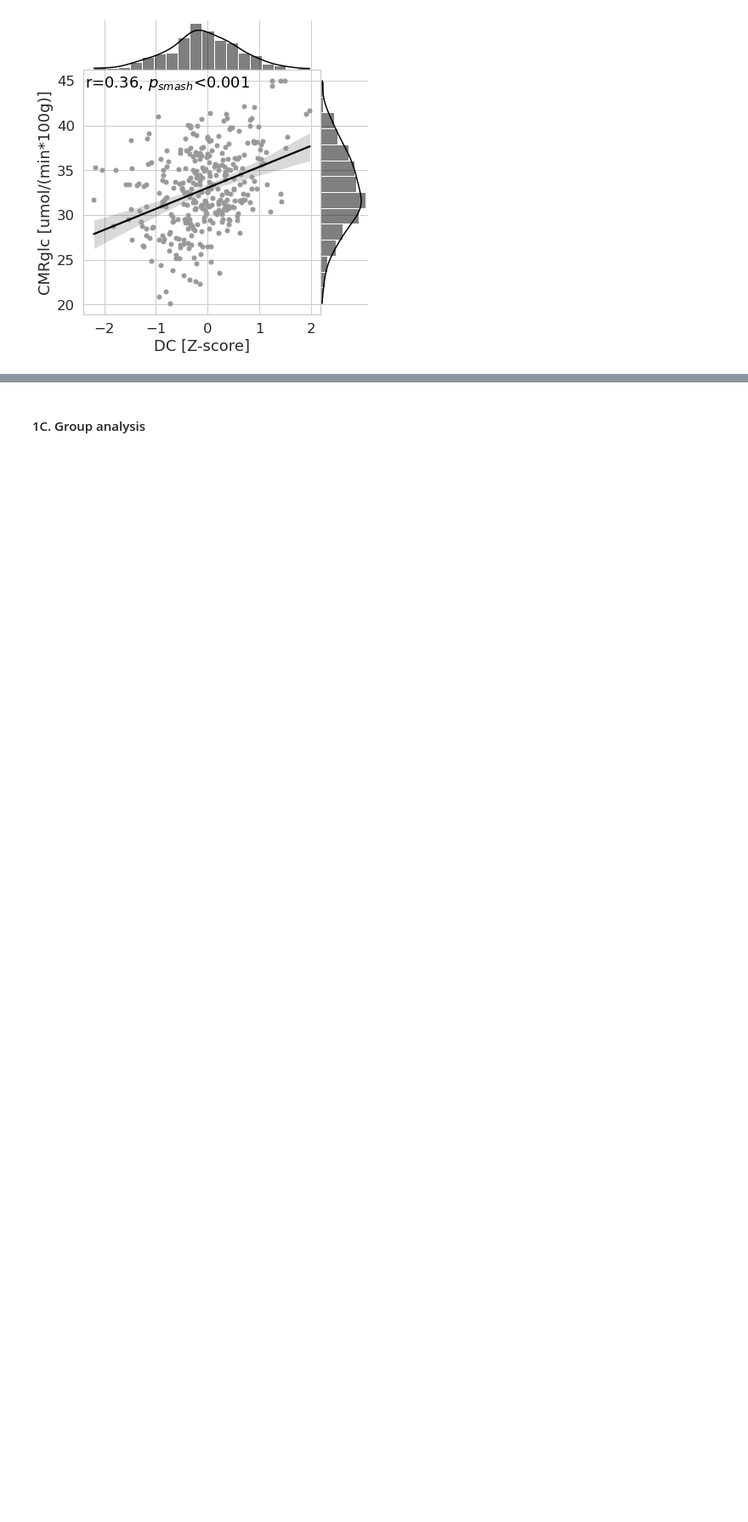
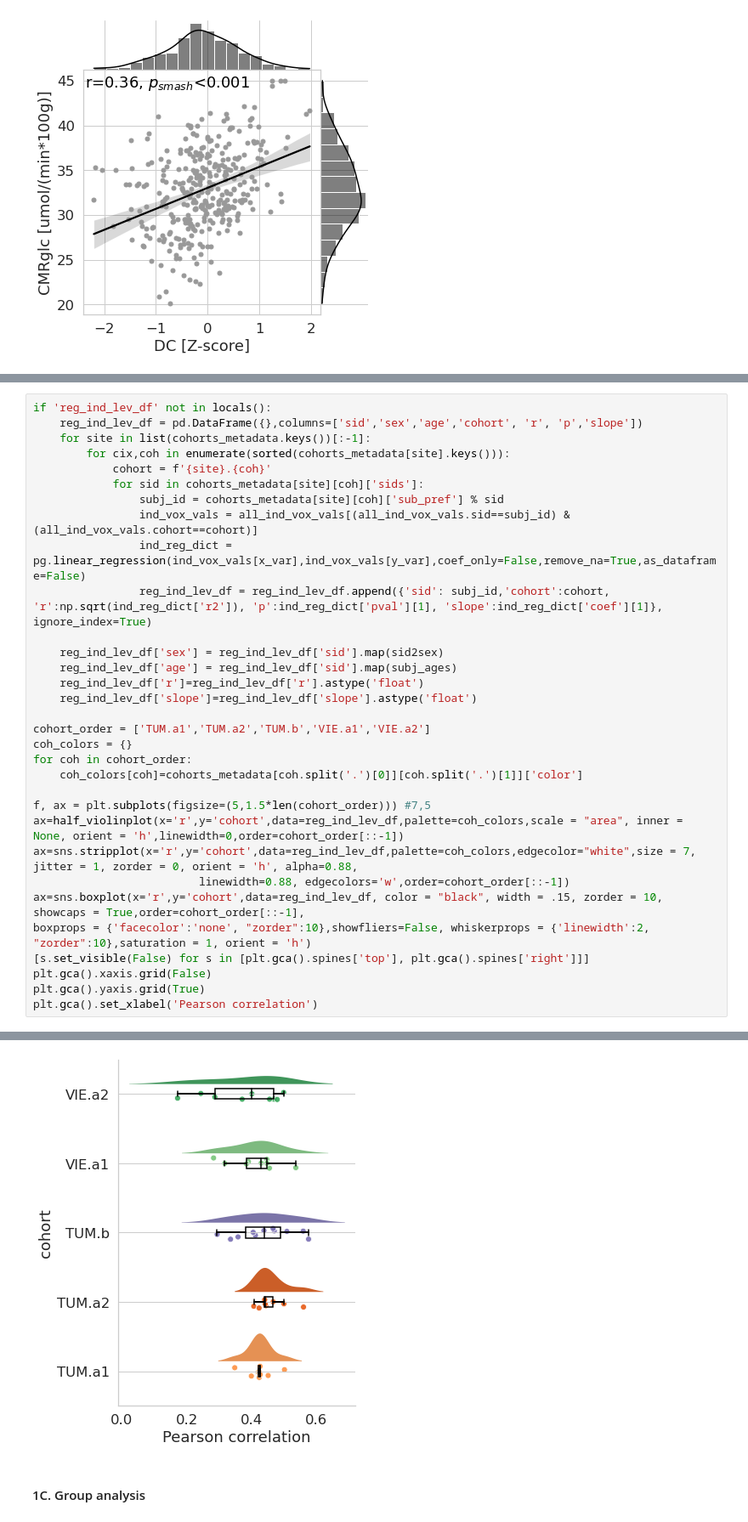
Before and after one commit to NeuroenergeticsLab/energetic_costs, a Jupyter notebook: scripts/Manuscript Figures.ipynb, the cells around one changed output, grey strips where cells are left out. Shown at 85% size. Cells and saved outputs as stored; diff of their text form; blank space fills up the shorter version.

```diff
--- a/scripts/Manuscript Figures.ipynb
+++ b/scripts/Manuscript Figures.ipynb
@@ -197,0 +264,33 @@ g = src.functions.plot_joint(example_ind_roi_vals[x_var],example_ind_roi_vals[y_
+# %%
+if 'reg_ind_lev_df' not in locals():
+    reg_ind_lev_df = pd.DataFrame({},columns=['sid','sex','age','cohort', 'r', 'p','slope'])
+    for site in list(cohorts_metadata.keys())[:-1]:
+        for cix,coh in enumerate(sorted(cohorts_metadata[site].keys())):
+            cohort = f'{site}.{coh}'
+            for sid in cohorts_metadata[site][coh]['sids']:
+                subj_id = cohorts_metadata[site][coh]['sub_pref'] % sid
+                ind_vox_vals = all_ind_vox_vals[(all_ind_vox_vals.sid==subj_id) & (all_ind_vox_vals.cohort==cohort)]
+                ind_reg_dict = pg.linear_regression(ind_vox_vals[x_var],ind_vox_vals[y_var],coef_only=False,remove_na=True,as_dataframe=False)
+                reg_ind_lev_df = reg_ind_lev_df.append({'sid': subj_id,'cohort':cohort, 'r':np.sqrt(ind_reg_dict['r2']), 'p':ind_reg_dict['pval'][1], 'slope':ind_reg_dict['coef'][1]}, ignore_index=True)
+
+    reg_ind_lev_df['sex'] = reg_ind_lev_df['sid'].map(sid2sex)
+    reg_ind_lev_df['age'] = reg_ind_lev_df['sid'].map(subj_ages)
+    reg_ind_lev_df['r']=reg_ind_lev_df['r'].astype('float')
+    reg_ind_lev_df['slope']=reg_ind_lev_df['slope'].astype('float')
+
+cohort_order = ['TUM.a1','TUM.a2','TUM.b','VIE.a1','VIE.a2']
+coh_colors = {}
+for coh in cohort_order:
+    coh_colors[coh]=cohorts_metadata[coh.split('.')[0]][coh.split('.')[1]]['color']
+
+f, ax = plt.subplots(figsize=(5,1.5*len(cohort_order))) #7,5
+ax=half_violinplot(x='r',y='cohort',data=reg_ind_lev_df,palette=coh_colors,scale = "area", inner = None, orient = 'h',linewidth=0,order=cohort_order[::-1])
+ax=sns.stripplot(x='r',y='cohort',data=reg_ind_lev_df,palette=coh_colors,edgecolor="white",size = 7, jitter = 1, zorder = 0, orient = 'h', alpha=0.88,
+                         linewidth=0.88, edgecolors='w',order=cohort_order[::-1])
+ax=sns.boxplot(x='r',y='cohort',data=reg_ind_lev_df, color = "black", width = .15, zorder = 10, showcaps = True,order=cohort_order[::-1],
+boxprops = {'facecolor':'none', "zorder":10},showfliers=False, whiskerprops = {'linewidth':2, "zorder":10},saturation = 1, orient = 'h')
+[s.set_visible(False) for s in [plt.gca().spines['top'], plt.gca().spines['right']]]
+plt.gca().xaxis.grid(False)
+plt.gca().yaxis.grid(True)
+plt.gca().set_xlabel('Pearson correlation')
+# %% [output]
@@ -198,3 +298,4 @@ g = src.functions.plot_joint(example_ind_roi_vals[x_var],example_ind_roi_vals[y_
+[figure, added]
 # %% [markdown]
 #### 1C. Group analysis
 # %%
```
Also changed, not shown: parts of 9 cells of this notebook, 2 other files.
